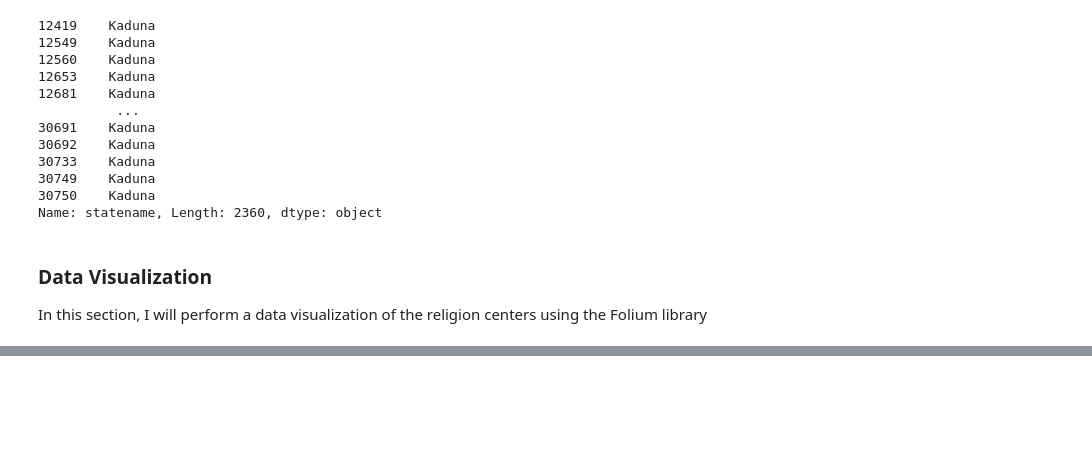
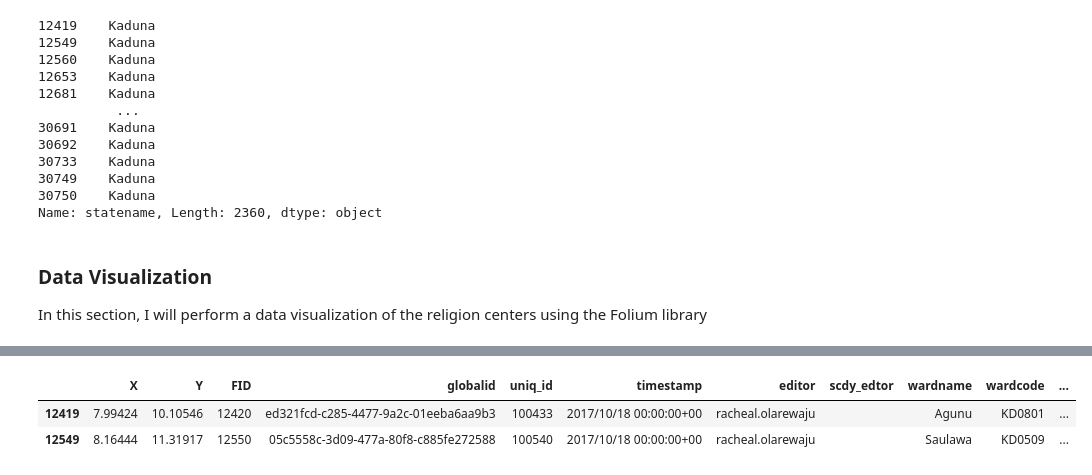
Before and after one commit to eluseful/Visualizing-Religious-Centers-in-Kaduna-State, a Jupyter notebook: Visualizing Religious Centers in Kaduna.ipynb, the cells around one changed output, grey strips where cells are left out. Cells and saved outputs as stored; diff of their text form; code cells hidden in the pictures; blank space fills up the shorter version.

```diff
--- a/Visualizing Religious Centers in Kaduna.ipynb
+++ b/Visualizing Religious Centers in Kaduna.ipynb
@@ -75,0 +79,6 @@ Map = folium.Map(location[])
+# %%
+df_kaduna.head(2)
+# %% [output]
+|  | X | Y | FID | globalid | uniq_id | timestamp | editor | scdy_edtor | wardname | wardcode | ... |
+| 12419 | 7.99424 | 10.10546 | 12420 | ed321fcd-c285-4477-9a2c-01eeba6aa9b3 | 100433 | 2017/10/18 00:00:00+00 | racheal.olarewaju |  | Agunu | KD0801 | ... |
+| 12549 | 8.16444 | 11.31917 | 12550 | 05c5558c-3d09-477a-80f8-c885fe272588 | 100540 | 2017/10/18 00:00:00+00 | racheal.olarewaju |  | Saulawa | KD0509 | ... |
```
Also changed, not shown: parts of 2 cells of this notebook.
